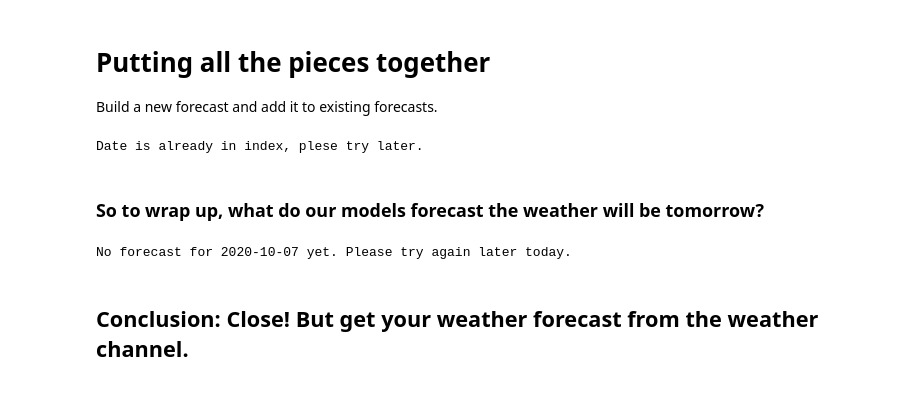
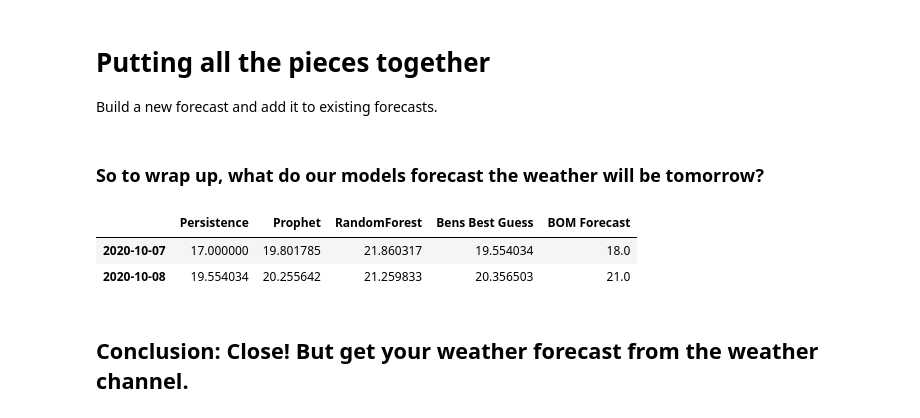
Before and after one commit to bfgdigital/aus_forecast, a Jupyter notebook: notebooks/report.ipynb, the cells around one changed output. Saved outputs shown, nothing was run; the diff lists cells and outputs as text; code cells hidden in the pictures.

```diff
--- a/notebooks/report.ipynb
+++ b/notebooks/report.ipynb
@@ -456,34 +503,42 @@ Build a new forecast and add it to existing forecasts.
 # %%
 bens_vs_bom = pd.read_csv('../data/ben_vs_bom.csv',infer_datetime_format=True,index_col=0)
 # %%
-date = weather_dict['data'][0]['date'][:10] # We want it as a string, not a datetime.
-tomorrow = weather_dict['data'][1]['date'][:10] # We want it as a string, not a datetime.
+tomorrow = latest_forecast['data'][1]['date'][:10] # We want it as a string, not a datetime.
+dayafter = latest_forecast['data'][2]['date'][:10] # We want it as a string, not a datetime.
 
-if date in bens_vs_bom.index:
+if dayafter in bens_vs_bom.index:
     print(f'Date is already in index, plese try later.')
 else:
-    # Forecasts
-    persistence_forecast = int(temps[::-1]['today+0'][0]) # Yesterday's temp
-    prophet_forecast = float(forecast['yhat'][len(forecast)-1::]) # Prophet temp
-    randomforest_forecast = predicted_mt # Random Forest temp
-    bens_forecast = (float(forecast['yhat'][len(forecast)-1::]) + float(temps[::-1]['today+0'][0]) + predicted_mt)/3 # Average of all three guesses.
-    BOM_forecast = tomorrow_max # BOM forecast
+    # Day 1 Forecasts
+    persistence_forecast_1 = int(temps[::-1]['today+0'][0]) # Yesterday's temp
+    prophet_forecast_1 = float(prophet_forecast['yhat'][0]) # Prophet temp
+    randomforest_forecast_1 = float(randomforest_forecast[0]) # Random Forest temp
+    bens_forecast_1 = (persistence_forecast_1 + prophet_forecast_1 + randomforest_forecast_1)/3 # Average of all three guesses.
+    BOM_forecast_1 = rf_features.loc['Temp'][0] # BOM forecast
 
-    forecasts = [persistence_forecast, prophet_forecast, randomforest_forecast, bens_forecast, BOM_forecast]
+    # Day 1 Forecasts
+    persistence_forecast_2 = bens_forecast_1 # Yesterday's forecast temp
+    prophet_forecast_2 = float(prophet_forecast['yhat'][1]) # Prophet temp
+    randomforest_forecast_2 = float(randomforest_forecast[1]) # Random Forest temp
+    bens_forecast_2 = (persistence_forecast_2 + prophet_forecast_2 + randomforest_forecast_2)/3 # Average of all three guesses.
+    BOM_forecast_2 = rf_features.loc['Temp'][1] # BOM forecast
+
+    forecasts_1 = [persistence_forecast_1, prophet_forecast_1, randomforest_forecast_1, bens_forecast_1, BOM_forecast_1]
+    forecasts_2 = [persistence_forecast_2, prophet_forecast_2, randomforest_forecast_2, bens_forecast_2, BOM_forecast_2]
+
     final_set = pd.DataFrame(None,columns=bens_vs_bom.columns)
-    final_set.loc[0] = pd.Series(forecasts, index=bens_vs_bom.columns)
-    final_set.index = [date]
+    final_set.loc[0] = pd.Series(forecasts_1, index=bens_vs_bom.columns)
+    final_set.loc[1] = pd.Series(forecasts_2, index=bens_vs_bom.columns)
+    final_set.index = [tomorrow,dayafter]
+    bens_vs_bom.append(final_set)
-# %% [output]
-Date is already in index, plese try later.
 # %% [markdown]
 ### So to wrap up, what do our models forecast the weather will be tomorrow?
-# %%
-try:
-    final_set.tail(1)
-except:
-    print(f'No forecast for {tomorrow} yet. Please try again later today.')
-# %% [output]
-No forecast for 2020-10-07 yet. Please try again later today.
+# %%
+bens_vs_bom.tail(2)
+# %% [output]
+|  | Persistence | Prophet | RandomForest | Bens Best Guess | BOM Forecast |
+| 2020-10-07 | 17.000000 | 19.801785 | 21.860317 | 19.554034 | 18.0 |
+| 2020-10-08 | 19.554034 | 20.255642 | 21.259833 | 20.356503 | 21.0 |
 # %% [markdown]
 ## Conclusion: Close! But get your weather forecast from the weather channel.
 # %%
```
Also changed, not shown: parts of 27 cells of this notebook, 7 other files.
